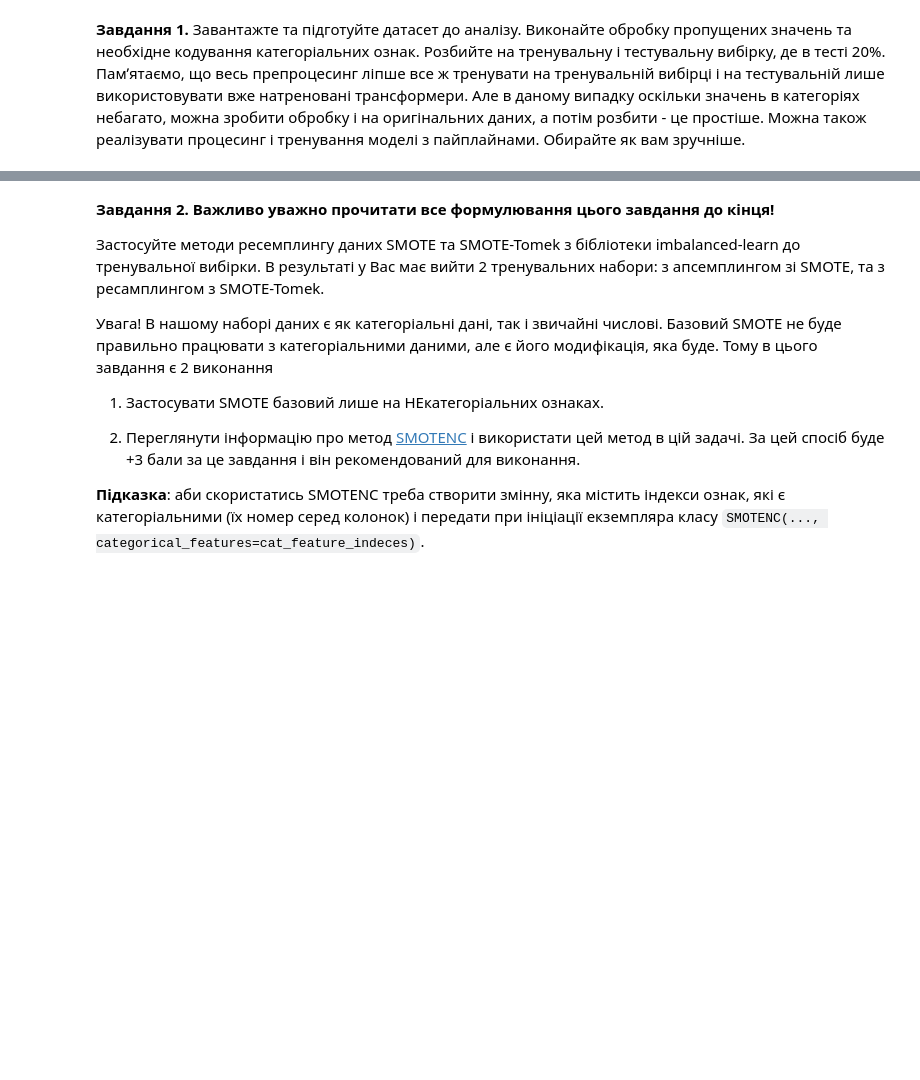
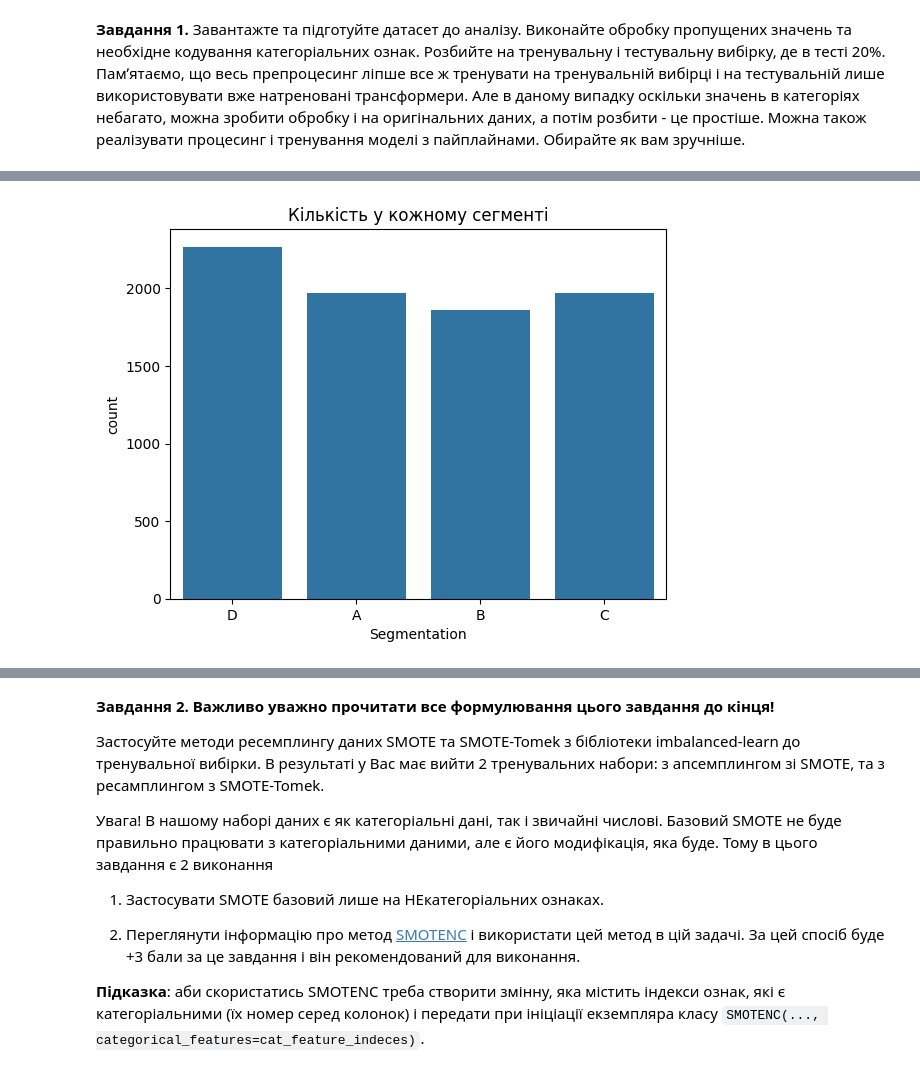
Before and after one commit to valeriya-reva/ml_course_hw, a Jupyter notebook: Less_2/HW_2_2_4_unbalanced_multiclass_classification.ipynb, the cells around one changed output, grey strips where cells are left out. Drawn from its saved outputs; the diff is of its cells as text; code cells hidden in the pictures; blank space fills up the shorter version.

```diff
--- a/Less_2/HW_2_2_4_unbalanced_multiclass_classification.ipynb
+++ b/Less_2/HW_2_2_4_unbalanced_multiclass_classification.ipynb
@@ -25,0 +163,6 @@
+# %%
+sns.countplot(x="Segmentation", data=train_df)
+plt.title("Кількість у кожному сегменті")
+plt.show()
+# %% [output]
+[figure, added]
```
Also changed, not shown: parts of 32 cells of this notebook, 5 other files.
